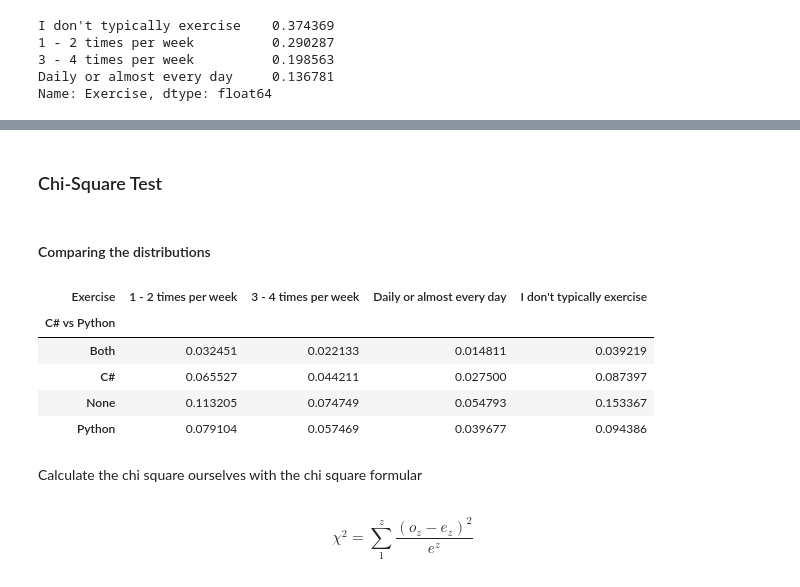
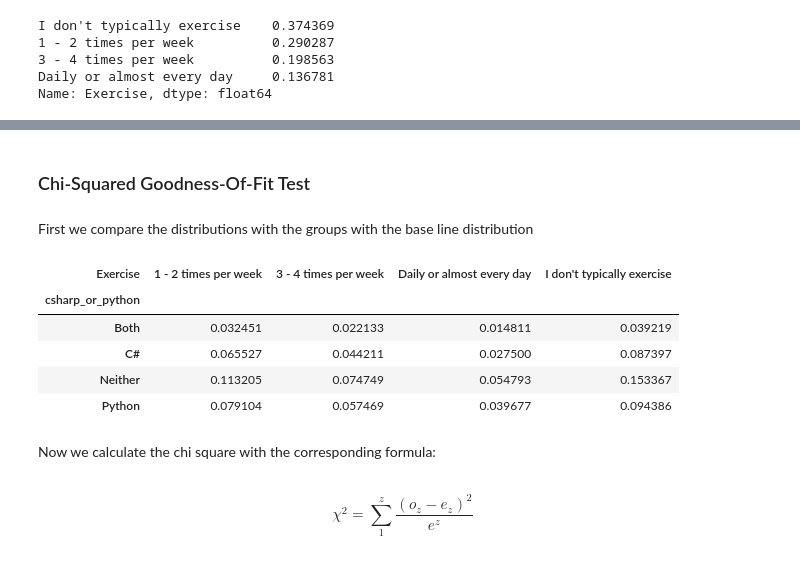
Before and after one commit to huli/the-transparent-coder, a Jupyter notebook: in_depth.ipynb, the cells around one changed output, grey strips where cells are left out. Cells and saved outputs as stored; diff of their text form; code cells hidden in the pictures.

```diff
--- a/in_depth.ipynb
+++ b/in_depth.ipynb
@@ -167,19 +170,19 @@ plt.show()
 # %% [markdown]
-### Chi-Square Test
+### Chi-Squared Goodness-Of-Fit Test
-# %% [markdown]
-#### Comparing the distributions
+# %% [markdown]
+First we compare the distributions with the groups with the base line distribution
 # %%
-# Plot Chi-Squared Test of Independence
-pd.crosstab(data2018['C# vs Python'], data2018.Exercise, normalize=True)
+# Plot a frequency table of the distribution
+pd.crosstab(data2018[combined_column], data2018.Exercise, normalize=True)
 # %% [output]
 | Exercise | 1 - 2 times per week | 3 - 4 times per week | Daily or almost every day | I don't typically exercise |
-| C# vs Python |  |  |  |  |
+| csharp_or_python |  |  |  |  |
 | Both | 0.032451 | 0.022133 | 0.014811 | 0.039219 |
 | C# | 0.065527 | 0.044211 | 0.027500 | 0.087397 |
-| None | 0.113205 | 0.074749 | 0.054793 | 0.153367 |
+| Neither | 0.113205 | 0.074749 | 0.054793 | 0.153367 |
 | Python | 0.079104 | 0.057469 | 0.039677 | 0.094386 |
 # %% [markdown]
-Calculate the chi square ourselves with the chi square formular
+Now we calculate the chi square with the corresponding formula:
 # %% [markdown]
 $$ \chi^2 = \sum_{1}^{z}\frac{(o_z-e_z)^2}{e^z} $$
 # %%
```
Also changed, not shown: parts of 7 cells of this notebook.
